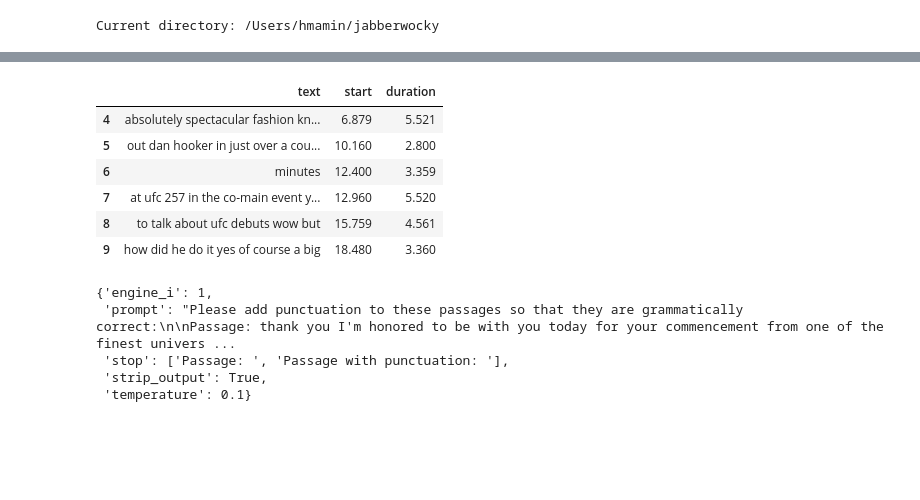
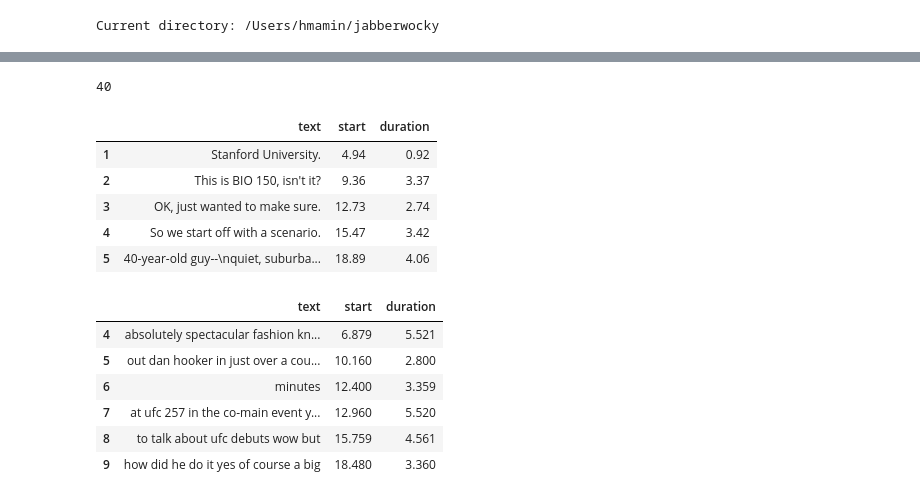
Before and after one commit to hdmamin/jabberwocky, a Jupyter notebook: notebooks/nb03-transcript-manager.ipynb, the cells around one changed output, grey strips where cells are left out. Drawn from its saved outputs; the diff is of its cells as text; code cells hidden in the pictures; blank space fills up the shorter version.

Commit message:
start trans punctuation interface

```diff
--- a/notebooks/nb03-transcript-manager.ipynb
+++ b/notebooks/nb03-transcript-manager.ipynb
@@ -59,6 +80,9 @@ class PunctuatedTranscript:
     @property
     def df(self):
         return self.df_punct
+
+    def punctuated_chunk(self, start_idx, end_idx, **kwargs):
+        return self.df_punct.loc[start_idx:end_idx, :]
 # %%
 @auto_repr
 class Transcript:
@@ -71,9 +95,9 @@ class Transcript:
                                        UnpunctuatedTranscript)
         self.start_time, self.end_time = self.df.start.ends(1)
 
-    def time_range(self, start, end, full_sentences=True):
+    def _time_range(self, start, end, full_sentences=True):
         assert end > start, 'End time must be later than start time.'
-        assert start > 0 and end > 0, 'Times must be non-negative.'
+        assert start >= 0 and end >= 0, 'Times must be non-negative.'
 
         df = self.df
         if start < self.start_time:
@@ -86,7 +110,13 @@ class Transcript:
         else:
             end_idx = df.loc[df.start >= end].index[0]
         return df.iloc[start_idx:end_idx+1]
-#         return ' '.join(df.iloc[start_idx:end_idx+1].text)
+
+    def time_range(self, start, end, full_sentences=True, align_kwargs=None,
+                   **query_kwargs):
+        chunk = self._time_range(start, end, full_sentences=full_sentences)
+        return self._transcript.punctuated_chunk(*chunk.ends(1).index,
+                                                 align_kwargs=align_kwargs,
+                                                 **query_kwargs)
 
     @property
     def df(self):
@@ -156,6 +186,5 @@ class Transcript:
         return f'{type(self).__name__}(url={self.url}, '\
                f'is_generated={self.is_generated})'
 # %%
-url = 'https://www.youtube.com/watch?v=AtTsn1Ia4JY&ab_channel=LukeThomas'
-trans = Transcript(url)
-trans
+gen_url = 'https://www.youtube.com/watch?v=AtTsn1Ia4JY&ab_channel=LukeThomas'
+man_url = 'https://www.youtube.com/watch?v=NNnIGh9g6fA'
@@ -165,0 +198,3 @@ Transcript(url='https://www.youtube.com/watch?v=AtTsn1Ia4JY&ab_channel=LukeThoma
+# %%
+trans_man = Transcript(man_url)
+trans_man
@@ -166,18 +212,23 @@ Transcript(url='https://www.youtube.com/watch?v=AtTsn1Ia4JY&ab_channel=LukeThoma
+# %%
+len(' '.join(trans_gen._time_range(7, 16).text).split())
+# %% [output]
+40
 # %%
-trans.time_range(7, 17)
+trans_man.time_range(7, 16)
 # %% [output]
 |  | text | start | duration |
-| 4 | absolutely spectacular fashion kn... | 6.879 | 5.521 |
-| 5 | out dan hooker in just over a cou... | 10.160 | 2.800 |
-| 6 | minutes | 12.400 | 3.359 |
-| 7 | at ufc 257 in the co-main event y... | 12.960 | 5.520 |
-| 8 | to talk about ufc debuts wow but | 15.759 | 4.561 |
-| 9 | how did he do it yes of course a big | 18.480 | 3.360 |
+| 1 | Stanford University. | 4.94 | 0.92 |
+| 2 | This is BIO 150, isn't it? | 9.36 | 3.37 |
+| 3 | OK, just wanted to make sure. | 12.73 | 2.74 |
+| 4 | So we start off with a scenario. | 15.47 | 3.42 |
+| 5 | 40-year-old guy--\nquiet, suburba... | 18.89 | 4.06 |
-# %%
-trans._transcript.prompt_fmt
-# %% [output]
-{'engine_i': 1,
- 'prompt': "Please add punctuation to these passages so that they are grammatically correct:\n\nPassage: thank you I'm honored to be with you today for your commencement from one of the finest univers ...
- 'stop': ['Passage: ', 'Passage with punctuation: '],
- 'strip_output': True,
- 'temperature': 0.1}
+# %%
+trans_gen._time_range(7, 16)
+# %% [output]
+|  | text | start | duration |
+| 4 | absolutely spectacular fashion kn... | 6.879 | 5.521 |
+| 5 | out dan hooker in just over a cou... | 10.160 | 2.800 |
+| 6 | minutes | 12.400 | 3.359 |
+| 7 | at ufc 257 in the co-main event y... | 12.960 | 5.520 |
+| 8 | to talk about ufc debuts wow but | 15.759 | 4.561 |
+| 9 | how did he do it yes of course a big | 18.480 | 3.360 |
```
Also changed, not shown: parts of 20 cells of this notebook, 2 other files.
